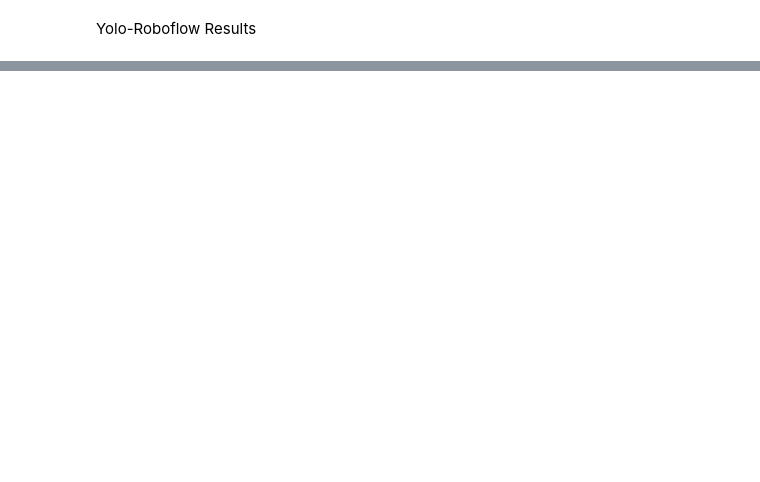
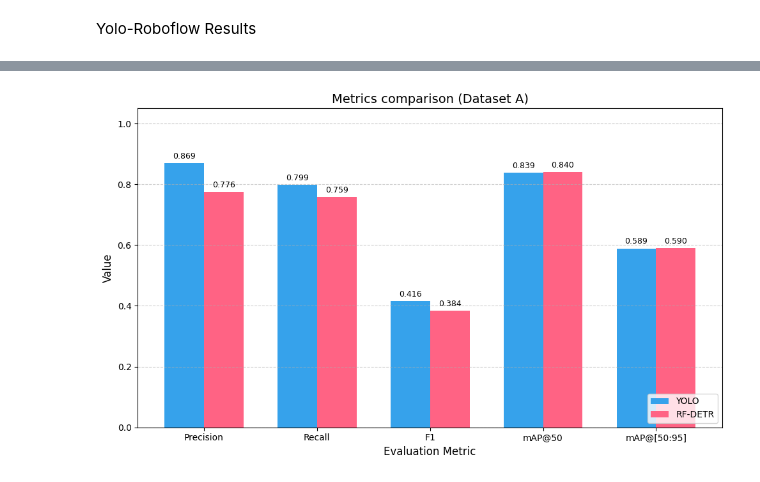
Before and after one commit to kekslol24/Glass-Defect-Detection-Evaluating-Object-Detection-Models, a Jupyter notebook: Coding/Model_Code/resultsplotting.ipynb, the cells around one changed output, grey strips where cells are left out. Cells and saved outputs as stored; diff of their text form; code cells hidden in the pictures; blank space fills up the shorter version.

```diff
--- a/Coding/Model_Code/resultsplotting.ipynb
+++ b/Coding/Model_Code/resultsplotting.ipynb
@@ -88,0 +131,62 @@ yolo_roboflow = {'metrics/precision(B)': 0.8690170239277916,
+# %%
+### Plot the results
+import pandas as pd
+import numpy as np
+import matplotlib.pyplot as plt
+
+# 1. Daten in eine vergleichbare Struktur bringen
+metrics = ["Precision",'Recall',"F1", 'mAP@50', 'mAP@[50:95]']
+yolo_values = [yolo_roboflow["yolo/precision"], yolo_roboflow['yolo/recall'],yolo_roboflow["yolo/f1"], yolo_roboflow['yolo/mAP50'], yolo_roboflow['yolo/mAP50-95']]
+rfdetr_values = [rfdetr_roboflow["rfdetr/precision"], rfdetr_roboflow['rfdetr/recall'],rfdetr_roboflow["rfdetr/F1"] ,rfdetr_roboflow['rfdetr/mAP50'], rfdetr_roboflow['rfdetr/mAP50-95']]
+
+# 2. DataFrame für Matplotlib erstellen
+data = {
+    'Metric': metrics * 2,
+    'Model': ['YOLO'] * len(metrics) + ['RF-DETR'] * len(metrics),
+    'Value': yolo_values + rfdetr_values
+}
+df = pd.DataFrame(data)
+
+# Werte für die Gruppierung vorbereiten
+fig, ax = plt.subplots(figsize=(10, 6))
+bar_width = 0.35
+index = np.arange(len(metrics))
+
+# Daten für die Modelle filtern
+df_yolo = df[df['Model'] == 'YOLO']
+df_rfdetr = df[df['Model'] == 'RF-DETR']
+
+# Balken für YOLO plotten (links in der Gruppe)
+bar1 = ax.bar(index, df_yolo['Value'], bar_width, label='YOLO', color='#36A2EB')
+
+# Balken für RF-DETR plotten (rechts in der Gruppe)
+bar2 = ax.bar(index + bar_width, df_rfdetr['Value'], bar_width, label='RF-DETR', color='#FF6384')
+
+# 3. Diagramm formatieren
+ax.set_xlabel('Evaluation Metric', fontsize=12)
+ax.set_ylabel('Value', fontsize=12)
+ax.set_title('Metrics comparison (Dataset A)', fontsize=14)
+ax.set_xticks(index + bar_width / 2)
+ax.set_xticklabels(metrics)
+ax.set_ylim(0, 1.05) # Y-Achse von 0 bis 1.05
+ax.legend(loc='lower right')
+ax.grid(axis='y', linestyle='--', alpha=0.6)
+
+# 4. Werte auf die Balken schreiben
+def add_labels(bars):
+    for bar in bars:
+        height = bar.get_height()
+        ax.annotate(f'{height:.3f}',
+                    xy=(bar.get_x() + bar.get_width() / 2, height),
+                    xytext=(0, 3),  # 3 Punkte vertikaler Versatz
+                    textcoords="offset points",
+                    ha='center', va='bottom',
+                    fontsize=9)
+
+add_labels(bar1)
+add_labels(bar2)
+
+plt.tight_layout()
+plt.show()
+# %% [output]
+[figure, added]
```
Also changed, not shown: parts of 5 cells of this notebook, 1 other file.
